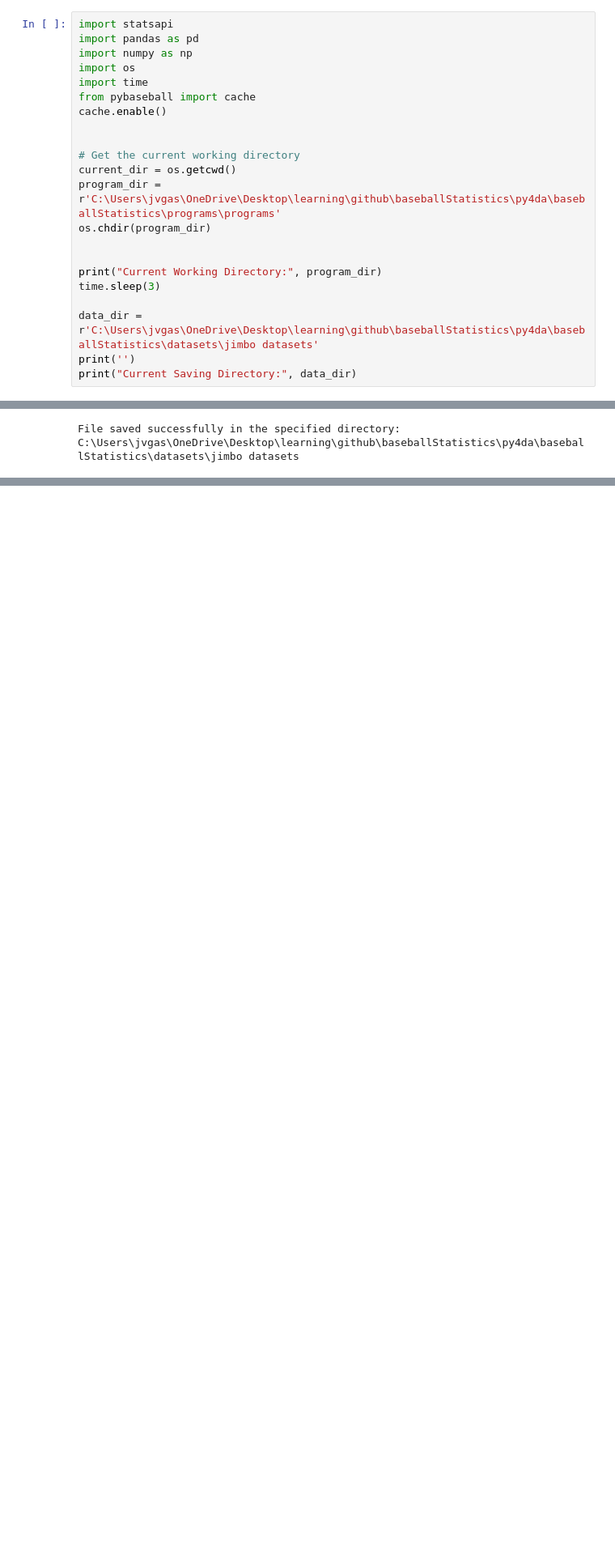
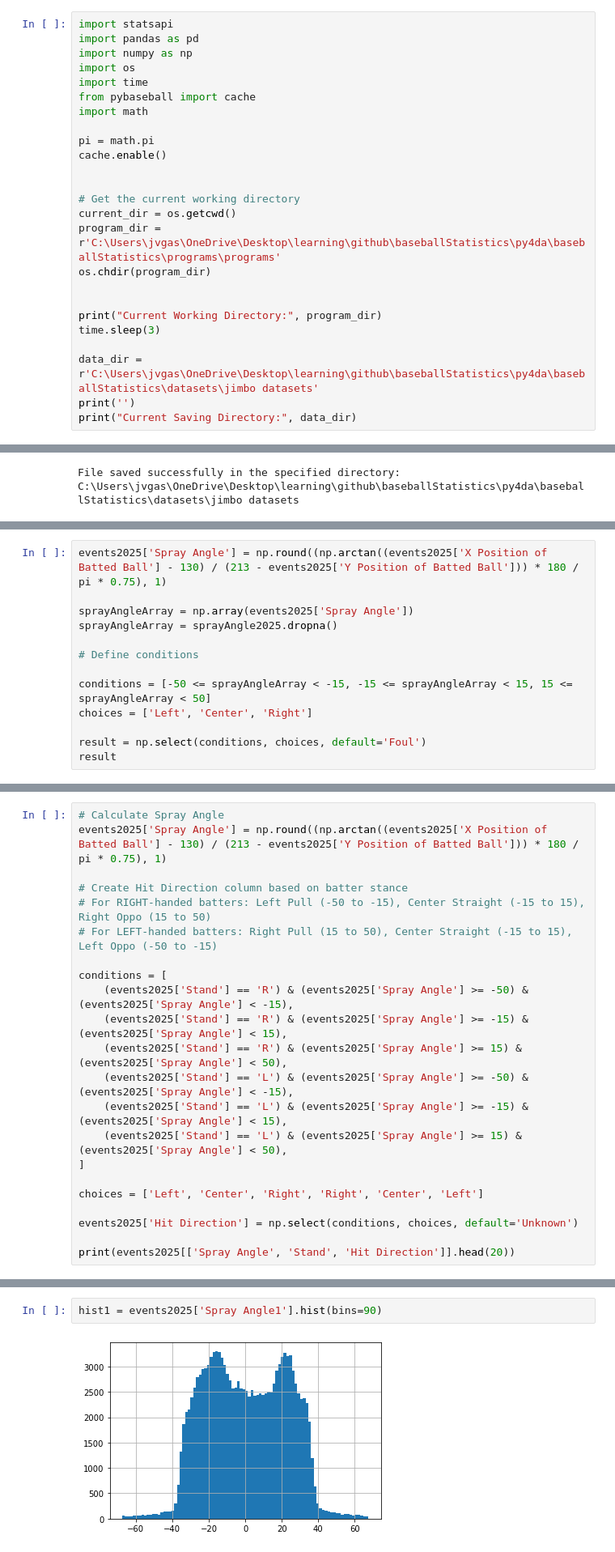
Before and after one commit to Jimbii216/py4da, a Jupyter notebook: baseballStatistics/programs/programs/events2025.ipynb, the cells around one changed output, grey strips where cells are left out. Shown at 81% size. Drawn from its saved outputs; the diff is of its cells as text; blank space fills up the shorter version.

```diff
--- a/baseballStatistics/programs/programs/events2025.ipynb
+++ b/baseballStatistics/programs/programs/events2025.ipynb
@@ -9,6 +9,9 @@ import numpy as np
 import os
 import time
 from pybaseball import cache
+import math
+
+pi = math.pi
 cache.enable()
 
 
@@ -82,0 +88,13 @@ File saved successfully in the specified directory: C:\Users\jvgas\OneDrive\Desk
+# %%
+events2025['Spray Angle'] = np.round((np.arctan((events2025['X Position of Batted Ball'] - 130) / (213 - events2025['Y Position of Batted Ball'])) * 180 / pi * 0.75), 1)
+
+sprayAngleArray = np.array(events2025['Spray Angle'])
+sprayAngleArray = sprayAngle2025.dropna()
+
+# Define conditions
+
+conditions = [-50 <= sprayAngleArray < -15, -15 <= sprayAngleArray < 15, 15 <= sprayAngleArray < 50]
+choices = ['Left', 'Center', 'Right']
+
+result = np.select(conditions, choices, default='Foul')
+result
@@ -82,0 +319,22 @@ File saved successfully in the specified directory: C:\Users\jvgas\OneDrive\Desk
+# %%
+# Calculate Spray Angle
+events2025['Spray Angle'] = np.round((np.arctan((events2025['X Position of Batted Ball'] - 130) / (213 - events2025['Y Position of Batted Ball'])) * 180 / pi * 0.75), 1)
+
+# Create Hit Direction column based on batter stance
+# For RIGHT-handed batters: Left Pull (-50 to -15), Center Straight (-15 to 15), Right Oppo (15 to 50)
+# For LEFT-handed batters: Right Pull (15 to 50), Center Straight (-15 to 15), Left Oppo (-50 to -15)
+
+conditions = [
+    (events2025['Stand'] == 'R') & (events2025['Spray Angle'] >= -50) & (events2025['Spray Angle'] < -15),
+    (events2025['Stand'] == 'R') & (events2025['Spray Angle'] >= -15) & (events2025['Spray Angle'] < 15),
+    (events2025['Stand'] == 'R') & (events2025['Spray Angle'] >= 15) & (events2025['Spray Angle'] < 50),
+    (events2025['Stand'] == 'L') & (events2025['Spray Angle'] >= -50) & (events2025['Spray Angle'] < -15),
+    (events2025['Stand'] == 'L') & (events2025['Spray Angle'] >= -15) & (events2025['Spray Angle'] < 15),
+    (events2025['Stand'] == 'L') & (events2025['Spray Angle'] >= 15) & (events2025['Spray Angle'] < 50),
+]
+
+choices = ['Left', 'Center', 'Right', 'Right', 'Center', 'Left']
+
+events2025['Hit Direction'] = np.select(conditions, choices, default='Unknown')
+
+print(events2025[['Spray Angle', 'Stand', 'Hit Direction']].head(20))
@@ -82,0 +369,4 @@ File saved successfully in the specified directory: C:\Users\jvgas\OneDrive\Desk
+# %%
+hist1 = events2025['Spray Angle1'].hist(bins=90)
+# %% [output]
+[figure, added]
```
Also changed, not shown: parts of 11 cells of this notebook.
